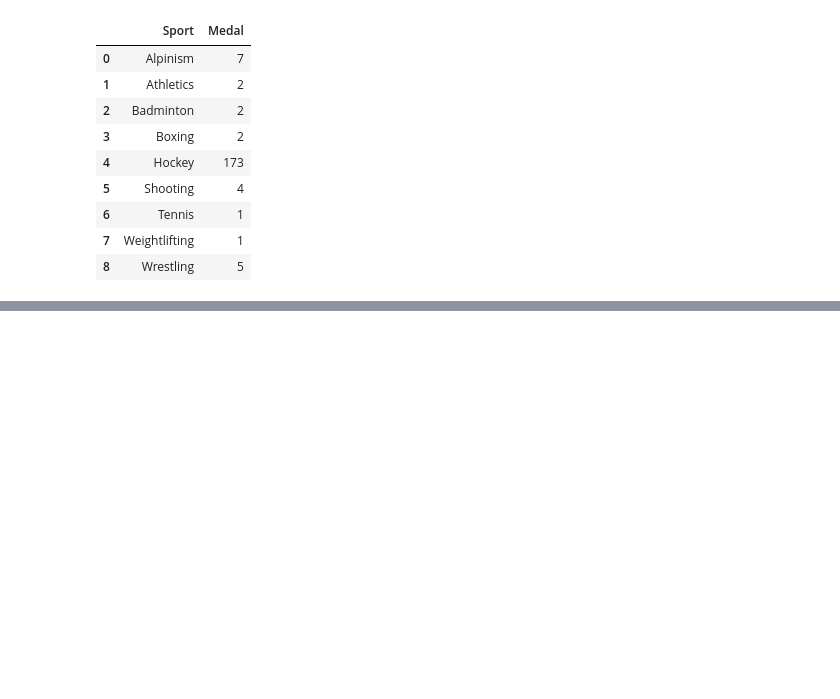
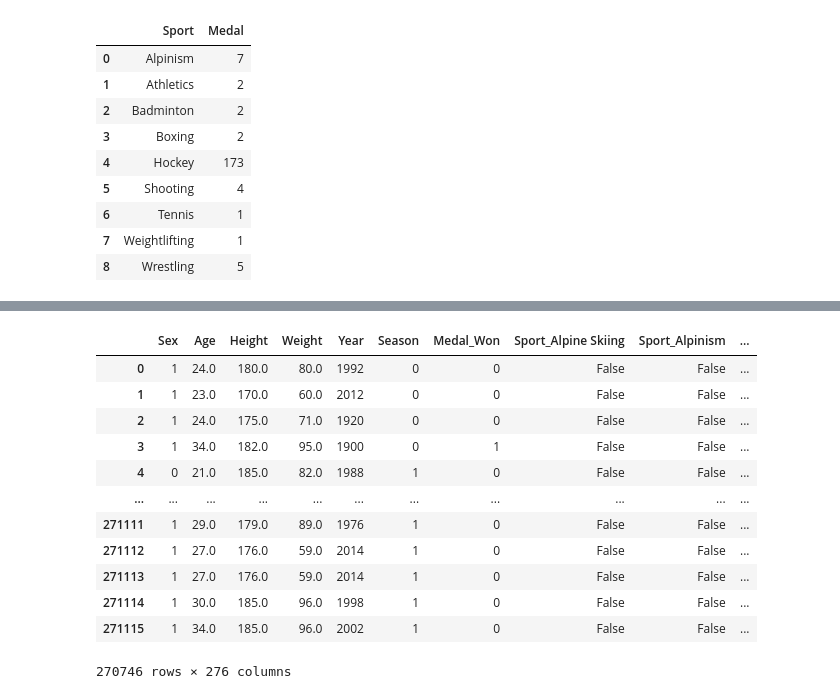
Before and after one commit to kunjagarwal-dev/olympics-data-analysis, a Jupyter notebook: notebooks/olympics_analysis.ipynb, the cells around one changed output, grey strips where cells are left out. Cells and saved outputs as stored; diff of their text form; code cells hidden in the pictures; blank space fills up the shorter version.

```diff
--- a/notebooks/olympics_analysis.ipynb
+++ b/notebooks/olympics_analysis.ipynb
@@ -500,0 +537,2 @@ india_sports.groupby('Sport')['Medal'].count().reset_index()
+# %%
+new_df.dropna(inplace=True)
@@ -500,0 +557,8 @@ india_sports.groupby('Sport')['Medal'].count().reset_index()
+# %%
+le_sex = LabelEncoder()
+new_df['Sex'] = le_sex.fit_transform(new_df['Sex'])
+# %%
+le_season = LabelEncoder()
+new_df['Season'] = le_season.fit_transform(new_df['Season'])
+# %%
+new_df = pd.get_dummies(new_df, columns=['Sport', 'region'], drop_first=True)
@@ -500,0 +586,16 @@ india_sports.groupby('Sport')['Medal'].count().reset_index()
+# %%
+new_df
+# %% [output]
+|  | Sex | Age | Height | Weight | Year | Season | Medal_Won | Sport_Alpine Skiing | Sport_Alpinism | ... |
+| 0 | 1 | 24.0 | 180.0 | 80.0 | 1992 | 0 | 0 | False | False | ... |
+| 1 | 1 | 23.0 | 170.0 | 60.0 | 2012 | 0 | 0 | False | False | ... |
+| 2 | 1 | 24.0 | 175.0 | 71.0 | 1920 | 0 | 0 | False | False | ... |
+| 3 | 1 | 34.0 | 182.0 | 95.0 | 1900 | 0 | 1 | False | False | ... |
+| 4 | 0 | 21.0 | 185.0 | 82.0 | 1988 | 1 | 0 | False | False | ... |
+| ... | ... | ... | ... | ... | ... | ... | ... | ... | ... | ... |
+| 271111 | 1 | 29.0 | 179.0 | 89.0 | 1976 | 1 | 0 | False | False | ... |
+| 271112 | 1 | 27.0 | 176.0 | 59.0 | 2014 | 1 | 0 | False | False | ... |
+| 271113 | 1 | 27.0 | 176.0 | 59.0 | 2014 | 1 | 0 | False | False | ... |
+| 271114 | 1 | 30.0 | 185.0 | 96.0 | 1998 | 1 | 0 | False | False | ... |
+| 271115 | 1 | 34.0 | 185.0 | 96.0 | 2002 | 1 | 0 | False | False | ... |
+270746 rows × 276 columns
```
Also changed, not shown: parts of 42 cells of this notebook, 21 other files.
